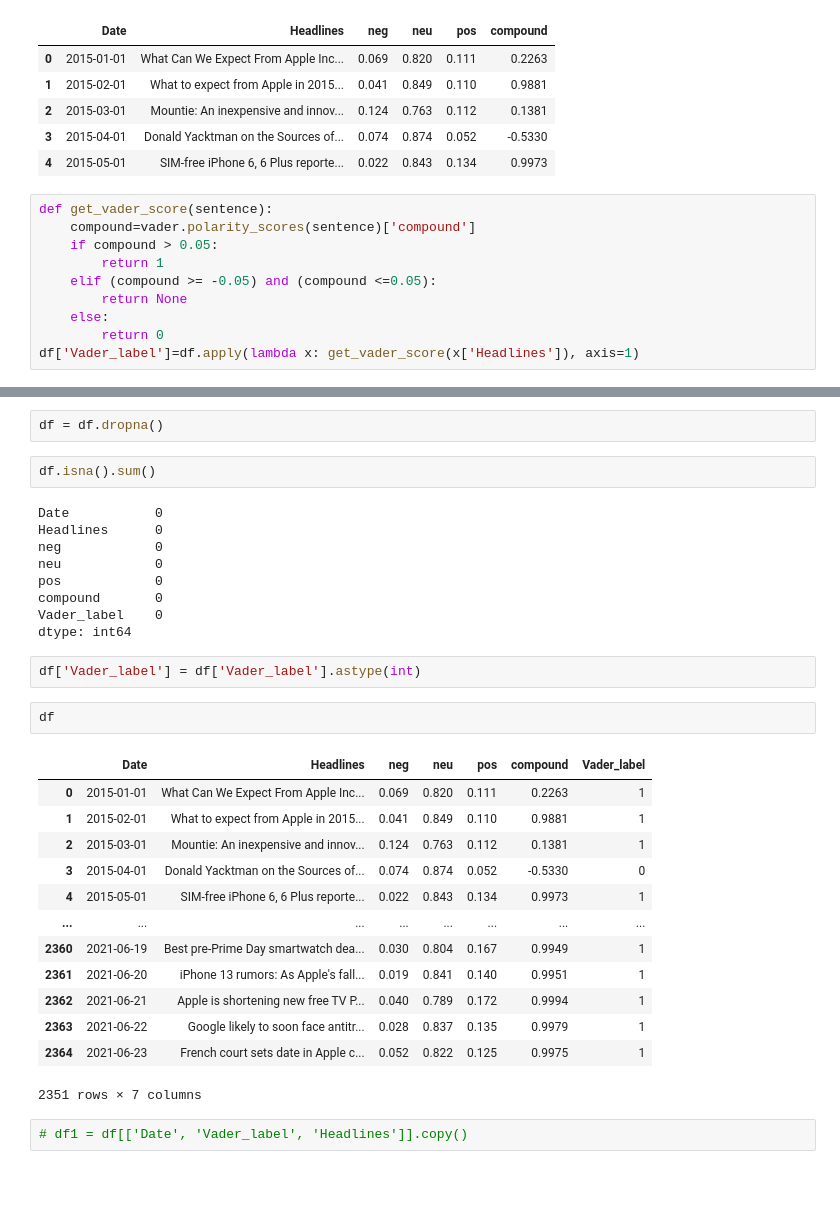
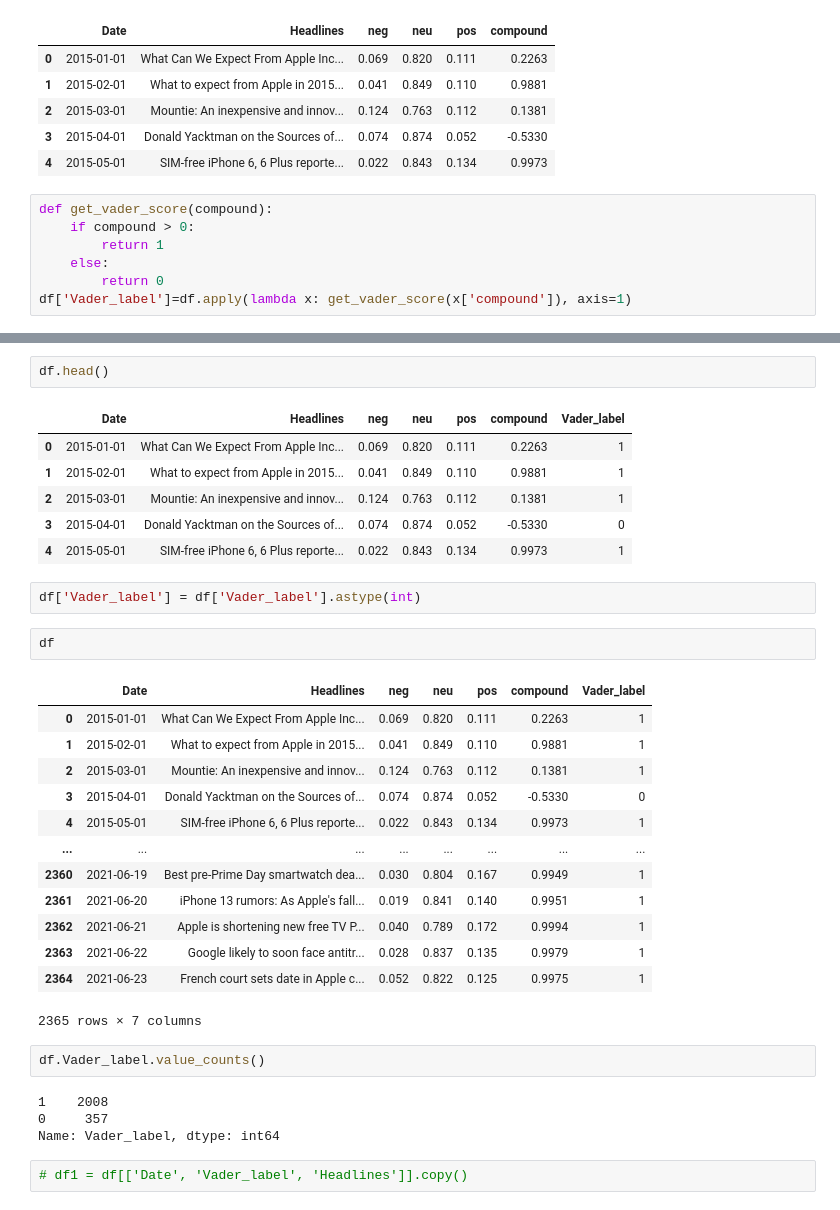
Before and after one commit to sidn19/Stock-price-prediction, a Jupyter notebook: Headlines _sentiment_analysis.ipynb, the cells around one changed output, grey strips where cells are left out. Cells and saved outputs as stored; diff of their text form; blank space fills up the shorter version.

```diff
--- a/Headlines _sentiment_analysis.ipynb
+++ b/Headlines _sentiment_analysis.ipynb
@@ -48,12 +48,9 @@ df.head()
 | 3 | 2015-04-01 | Donald Yacktman on the Sources of... | 0.074 | 0.874 | 0.052 | -0.5330 |
 | 4 | 2015-05-01 | SIM-free iPhone 6, 6 Plus reporte... | 0.022 | 0.843 | 0.134 | 0.9973 |
 # %%
-def get_vader_score(sentence):
-    compound=vader.polarity_scores(sentence)['compound']
-    if compound > 0.05:
+def get_vader_score(compound):
+    if compound > 0:
         return 1
-    elif (compound >= -0.05) and (compound <=0.05):
-        return None
     else:
         return 0
-df['Vader_label']=df.apply(lambda x: get_vader_score(x['Headlines']), axis=1)
+df['Vader_label']=df.apply(lambda x: get_vader_score(x['compound']), axis=1)
@@ -91,16 +57,12 @@ dtype: int64
-# %%
-df = df.dropna()
-# %%
-df.isna().sum()
-# %% [output]
-Date           0
-Headlines      0
-neg            0
-neu            0
-pos            0
-compound       0
-Vader_label    0
-dtype: int64
+# %%
+df.head()
+# %% [output]
+|  | Date | Headlines | neg | neu | pos | compound | Vader_label |
+| 0 | 2015-01-01 | What Can We Expect From Apple Inc... | 0.069 | 0.820 | 0.111 | 0.2263 | 1 |
+| 1 | 2015-02-01 | What to expect from Apple in 2015... | 0.041 | 0.849 | 0.110 | 0.9881 | 1 |
+| 2 | 2015-03-01 | Mountie: An inexpensive and innov... | 0.124 | 0.763 | 0.112 | 0.1381 | 1 |
+| 3 | 2015-04-01 | Donald Yacktman on the Sources of... | 0.074 | 0.874 | 0.052 | -0.5330 | 0 |
+| 4 | 2015-05-01 | SIM-free iPhone 6, 6 Plus reporte... | 0.022 | 0.843 | 0.134 | 0.9973 | 1 |
 # %%
 df['Vader_label'] = df['Vader_label'].astype(int)
 # %%
@@ -118,6 +80,12 @@ df
 | 2362 | 2021-06-21 | Apple is shortening new free TV P... | 0.040 | 0.789 | 0.172 | 0.9994 | 1 |
 | 2363 | 2021-06-22 | Google likely to soon face antitr... | 0.028 | 0.837 | 0.135 | 0.9979 | 1 |
 | 2364 | 2021-06-23 | French court sets date in Apple c... | 0.052 | 0.822 | 0.125 | 0.9975 | 1 |
-2351 rows × 7 columns
+2365 rows × 7 columns
+# %%
+df.Vader_label.value_counts()
+# %% [output]
+1    2008
+0     357
+Name: Vader_label, dtype: int64
 # %%
 # df1 = df[['Date', 'Vader_label', 'Headlines']].copy()
```
Also changed, not shown: parts of 3 cells of this notebook, 3 other files.
